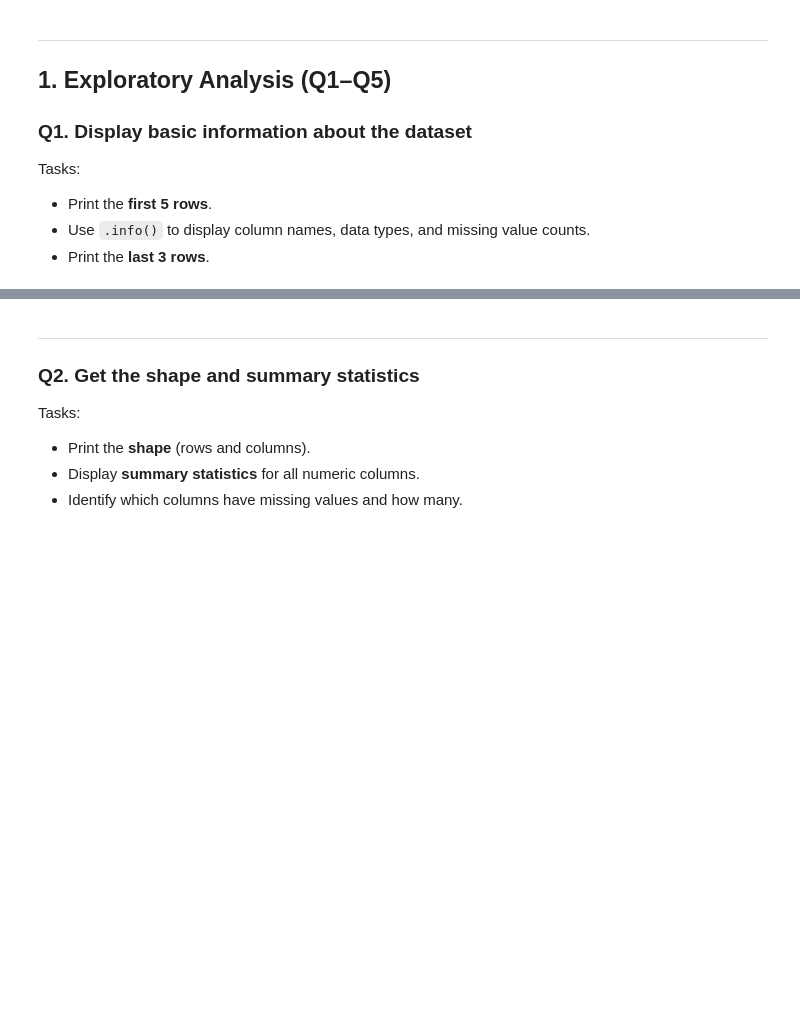
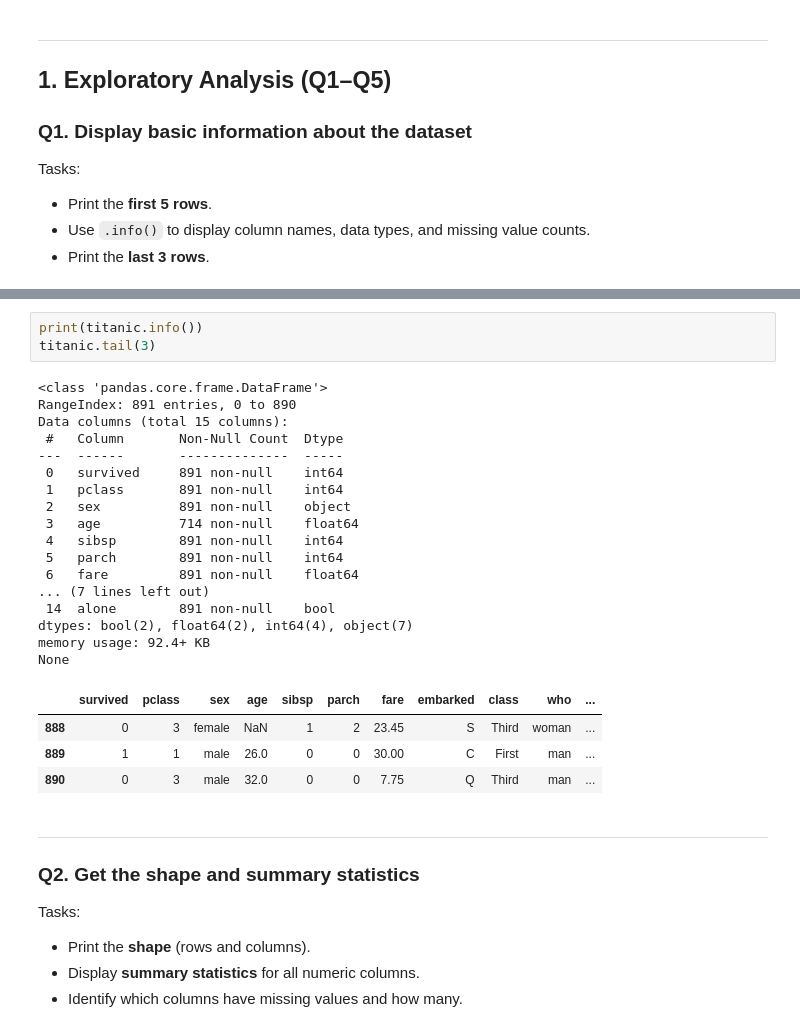
Before and after one commit to Shrikantlala24/Pandas, a Jupyter notebook: perfect_practise_notebooks/Titanic_Pandas_Practice.ipynb, the cells around one changed output, grey strips where cells are left out. Cells and saved outputs as stored; diff of their text form; blank space fills up the shorter version.

```diff
--- a/perfect_practise_notebooks/Titanic_Pandas_Practice.ipynb
+++ b/perfect_practise_notebooks/Titanic_Pandas_Practice.ipynb
@@ -84,3 +91,28 @@ Tasks:
+# %%
+print(titanic.info())
+titanic.tail(3)
+# %% [output]
+<class 'pandas.core.frame.DataFrame'>
+RangeIndex: 891 entries, 0 to 890
+Data columns (total 15 columns):
+ #   Column       Non-Null Count  Dtype
+---  ------       --------------  -----
+ 0   survived     891 non-null    int64
+ 1   pclass       891 non-null    int64
+ 2   sex          891 non-null    object
+ 3   age          714 non-null    float64
+ 4   sibsp        891 non-null    int64
+ 5   parch        891 non-null    int64
+ 6   fare         891 non-null    float64
+... (7 lines left out)
+ 14  alone        891 non-null    bool
+dtypes: bool(2), float64(2), int64(4), object(7)
+memory usage: 92.4+ KB
+None
+|  | survived | pclass | sex | age | sibsp | parch | fare | embarked | class | who | ... |
+| 888 | 0 | 3 | female | NaN | 1 | 2 | 23.45 | S | Third | woman | ... |
+| 889 | 1 | 1 | male | 26.0 | 0 | 0 | 30.00 | C | First | man | ... |
+| 890 | 0 | 3 | male | 32.0 | 0 | 0 | 7.75 | Q | Third | man | ... |
 # %% [markdown]
 ---
 
```
Also changed, not shown: parts of 8 cells of this notebook.
